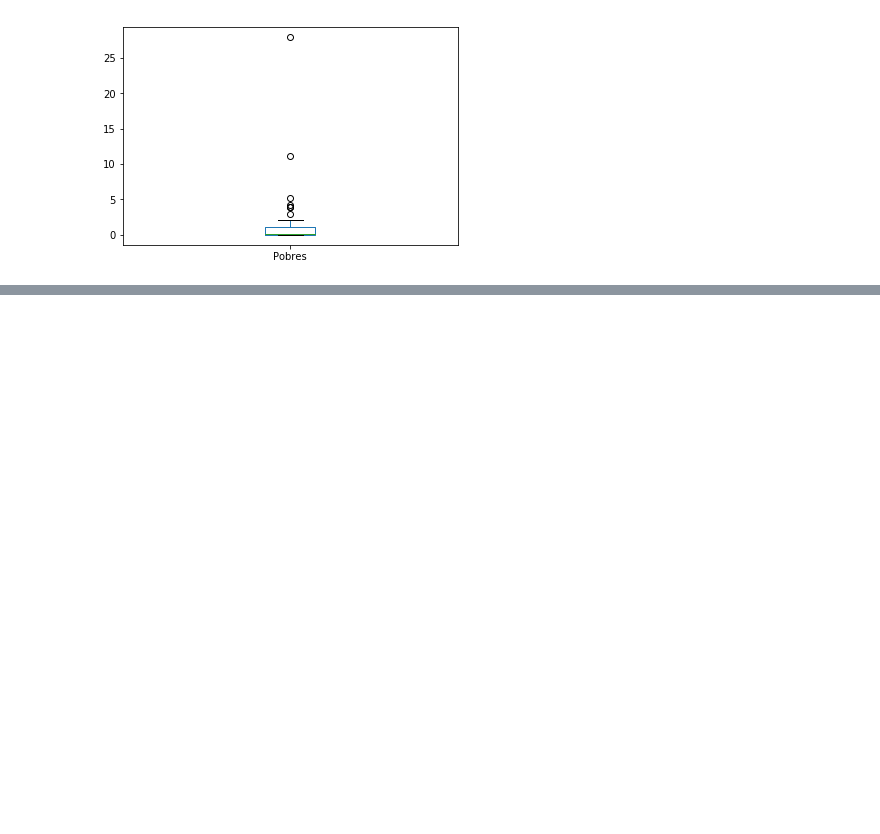
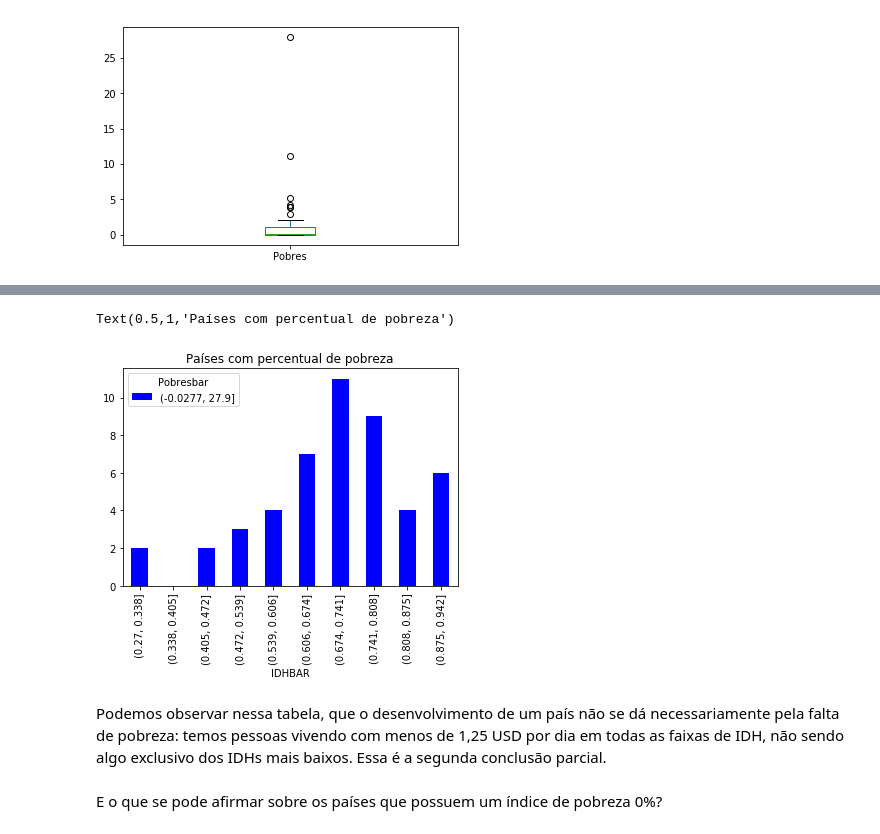
Before and after one commit to GMello99/Projeto-1, a Jupyter notebook: Projeto 1.ipynb, the cells around one changed output, grey strips where cells are left out. Cells and saved outputs as stored; diff of their text form; code cells hidden in the pictures; blank space fills up the shorter version.

```diff
--- a/Projeto 1.ipynb
+++ b/Projeto 1.ipynb
@@ -137,0 +129,7 @@ Novamente vemos daus anomalias bastante claras: Tanzânia (com aproximadamente 2
+# %%
+g = tabela[tabela.Pobres>0]
+# %%
+tabela["IDHBAR"] = pd.cut(tabela['IDH'], bins=10)
+tabela['Pobresbar'] = pd.cut (g['Pobres'], bins = 1)
+cruzada1 = pd.crosstab(tabela["IDHBAR"], tabela["Pobresbar"])
+cruzada1
@@ -137,0 +149,10 @@ Novamente vemos daus anomalias bastante claras: Tanzânia (com aproximadamente 2
+# %%
+cruzada1.plot.bar(color = 'b')
+plt.title('Países com percentual de pobreza')
+# %% [output]
+Text(0.5,1,'Países com percentual de pobreza')
+[figure, added]
+# %% [markdown]
+Podemos observar nessa tabela, que o desenvolvimento de um país não se dá necessariamente pela falta de pobreza: temos pessoas vivendo com menos de 1,25 USD por dia em todas as faixas de IDH, não sendo algo exclusivo dos IDHs mais baixos. Essa é a segunda conclusão parcial.
+# %% [markdown]
+E o que se pode afirmar sobre os países que possuem um índice de pobreza 0%?
```
Also changed, not shown: parts of 44 cells of this notebook.
